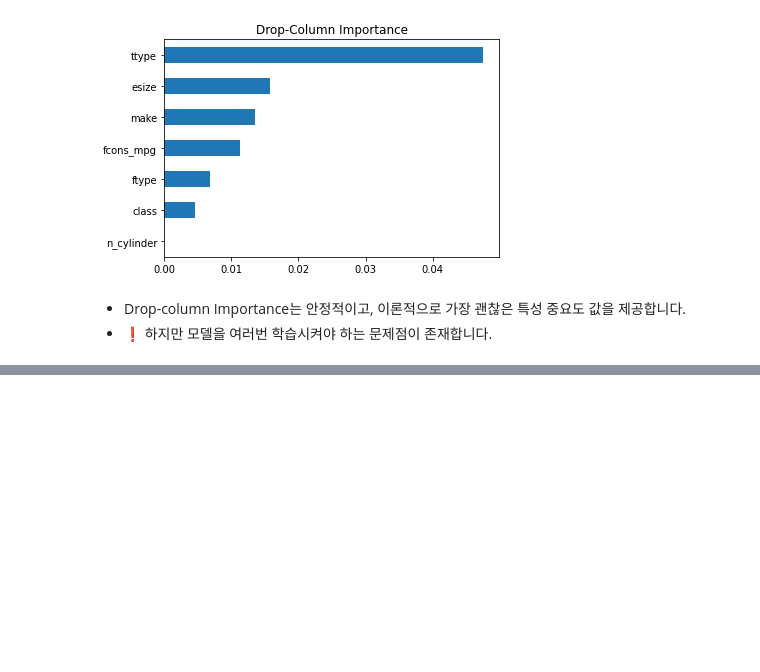
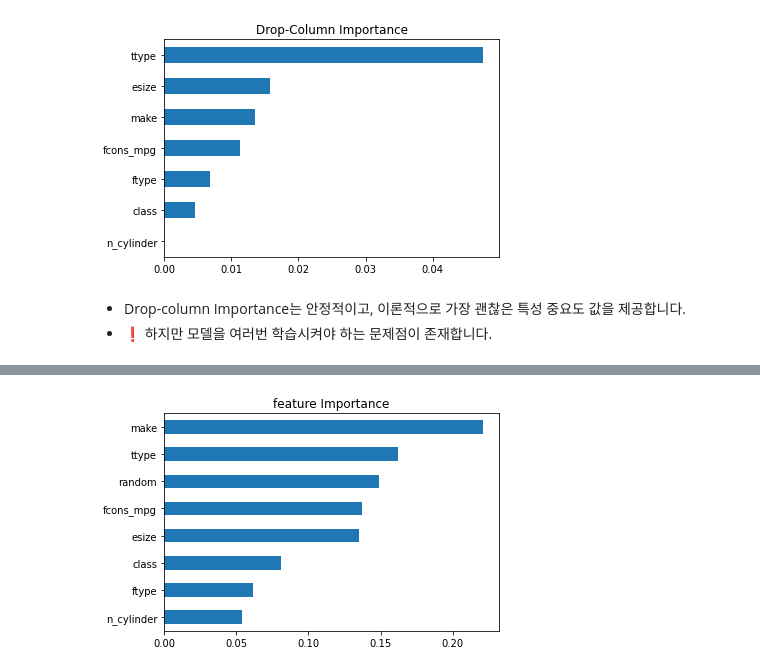
Before and after one commit to 00150/Practice-anything...., a Jupyter notebook: Untitled182.ipynb, the cells around one changed output, grey strips where cells are left out. Drawn from its saved outputs; the diff is of its cells as text; code cells hidden in the pictures; blank space fills up the shorter version.

```diff
--- a/Untitled182.ipynb
+++ b/Untitled182.ipynb
@@ -385,0 +546,84 @@ Text(0.5, 1.0, 'Drop-Column Importance')
+# %%
+# Random 특성 추가하여 봅시다.
+
+# 먼저 데이터셋을 카피합니다.
+X_train_random_added = X_train.copy()
+X_test_random_added = X_test.copy()
+
+
+# 난수 컬럼을 생성합니다.
+X_train_random_added['random'] = rand.randn(len(X_train))
+X_test_random_added['random'] = rand.randn(len(X_test))
+
+# 모델을 학습시킵니다.
+# 생성해놓은 함수를 실행시킵니다. 우리가 지정한 함수 : 파이프라인에는 타겟인코더와 랜덤트리가 들어있습니다.
+pipe_random_added = get_pipeline()
+
+# fit 진행합니다.
+pipe_random_added.fit(X_train_random_added, y_train)
+
+#파이프라인의 랜덤포레스트에 접근합니다.
+rf = pipe_random_added.named_steps['randomforestclassifier']
+
+# MDI를 계산합니다, 먼저 시리즈를 생성합니다.
+importances_random_added = pd.Series(
+    rf.feature_importances_, X_train_random_added.columns
+)
+
+# feauture importance를 생성합니다.
+importances_random_added.sort_values().plot.barh()
+plt.title('feature Importance')
+plt.show()
+
+#----------------------- 이후, Permutation Importance를 생성합니다.
+
+# PI 생성
+permuter = PermutationImportance(
+    pipe_random_added.named_steps['randomforestclassifier'], # model의 값.
+    scoring = 'accuracy',
+    n_iter = 10,
+    random_state = 2)
+
+
+
+# 스코어를 다시 계산합니다.
+X_test_preprocessed = pipe_random_added[0].transform(X_t)
+
+
+# PI 계산
+permuter = PermutationImportance(
+    pipe_random_added.named_steps["randomforestclassifier"],  # model
+    scoring="accuracy",  # metric
+    n_iter=10,  # 다른 random seed를 사용하여 10번 반복
+    random_state=2,
+)
+
+
+#---- 여기서부터 다시해야함.
+# 스코어를 다시 계산합니다.
+X_test_preprocessed = pipe_random_added[0].transform(X_test_random_added)
+permuter.fit(X_test_preprocessed, y_test)
+
+feature_names = X_test_random_added.columns.tolist()
+pi = pd.Series(permuter.feature_importances_, feature_names).sort_values()
+pi.plot.barh()
+plt.title("Permutation Importance")
+plt.show()
+
+
+
+
+# 먼저, PI에 적용하기 위해서 feature_names는 list 타입으로 넣어야합니다, 그러므로 값의 형태를 변경해줍니다.
+feature_names = X_test_random_added.columns.tolist()
+
+# 시리즈를 생성하고, 값을 졍렬합니다.
+pi = pd.Series(permuter.feature_importances_, feature_names).sort_values()
+
+
+
+# 시각화를 진행합니다.
+pi.plot.barh()
+plt.title('Permutation Importance')
+plt.show()
+# %% [output]
+[figure, added]
```
Also changed, not shown: parts of 14 cells of this notebook.
